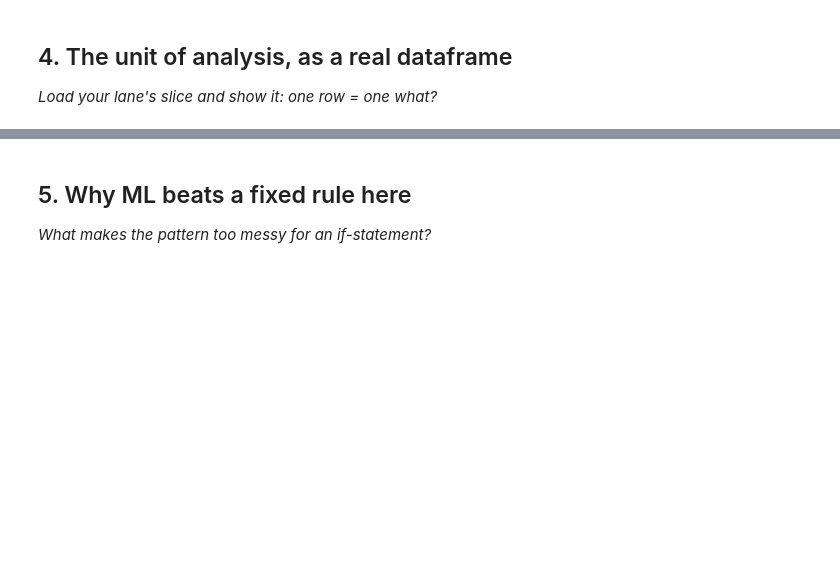
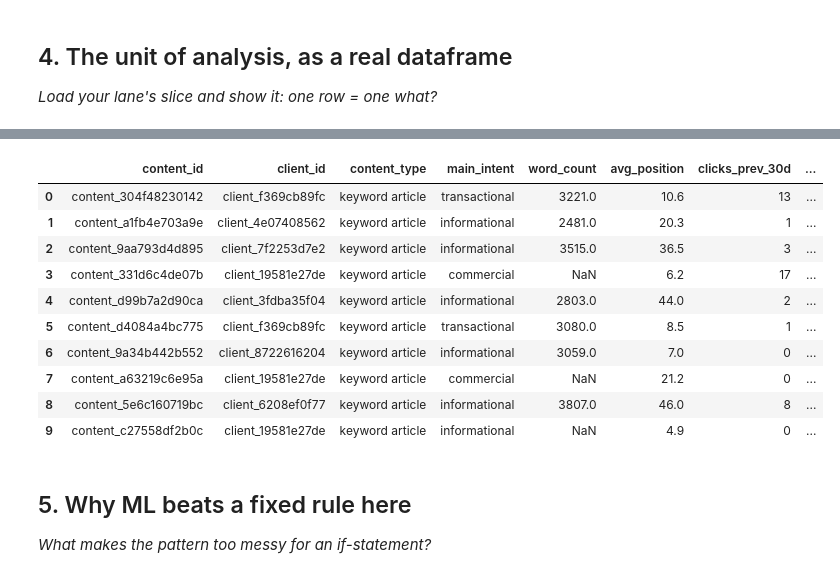
Before and after one commit to oussamamegg/flyrank-ml-internship, a Jupyter notebook: work/notebooks/w02_ml_task_framing.ipynb, the cells around one changed output, grey strips where cells are left out. Cells and saved outputs as stored; diff of their text form; code cells hidden in the pictures; blank space fills up the shorter version.

```diff
--- a/work/notebooks/w02_ml_task_framing.ipynb
+++ b/work/notebooks/w02_ml_task_framing.ipynb
@@ -6,3 +6,20 @@
 This skeleton is yours to fill. Work the sections **in order** — each one has a one-line hint. Simple words, honest numbers.
 
 > Working with an AI assistant? Tell it to read `skills/README.md` first and load the one skill this assignment names on its card.
+# %%
+import os
+from pathlib import Path
+import pandas as pd
+
+repo_dir = Path("/content/flyrank-ml-internship")
+repo_url = "https://github.com/oussamamegg/flyrank-ml-internship.git"
+
+if not repo_dir.exists():
+    !git clone {repo_url} {repo_dir}
+
+os.chdir(repo_dir)
+csv_path = repo_dir / "data" / "raw" / "content_refresh_anonymized.csv"
+
+df = pd.read_csv(csv_path)
+print(f"Shape: {df.shape}")
+df.head(5)
@@ -36,0 +76,40 @@ This skeleton is yours to fill. Work the sections **in order** — each one has
+# %%
+import numpy as np
+
+# 1. Verify unit of analysis: 1 row = 1 unique content_id
+assert len(df) == 30_000
+assert df["content_id"].is_unique
+print(f"Verified unit of analysis: {len(df):,} rows = {df['content_id'].nunique():,} unique content_id across {df['client_id'].nunique()} clients")
+
+# 2. Key dataset gotchas check
+print(f"avg_position == 0 (no data): {(df['avg_position'] == 0).sum():,} rows")
+print("Missing word_count rate by content_type:")
+print(df.groupby("content_type", dropna=False)["word_count"].apply(lambda s: round(s.isna().mean(), 3)))
+
+# 3. Clean target sketch: >= 20% drop from clicks_prev_30d to clicks_last_30d (when clicks_prev_30d > 0)
+has_prior_clicks = df["clicks_prev_30d"] > 0
+click_pct_change = (df["clicks_last_30d"] - df["clicks_prev_30d"]) / df["clicks_prev_30d"].where(has_prior_clicks)
+
+df["target_sketch"] = np.where(
+    has_prior_clicks & (click_pct_change <= -0.20),
+    1,
+    0,
+)
+
+print("\nTarget sketch distribution (strict >=20% click drop from prior 30d):")
+print(df["target_sketch"].value_counts())
+print("Positive rate:", round(df["target_sketch"].mean(), 4))
+
+cols_to_show = [
+    "content_id",
+    "client_id",
+    "content_type",
+    "main_intent",
+    "word_count",
+    "avg_position",
+    "clicks_prev_30d",
+    "clicks_last_30d",
+    "target_sketch",
+]
+df[cols_to_show].head(10)
+# %% [output]
@@ -37,3 +131,14 @@ This skeleton is yours to fill. Work the sections **in order** — each one has
+|  | content_id | client_id | content_type | main_intent | word_count | avg_position | clicks_prev_30d | ... |
+| 0 | content_304f48230142 | client_f369cb89fc | keyword article | transactional | 3221.0 | 10.6 | 13 | ... |
+| 1 | content_a1fb4e703a9e | client_4e07408562 | keyword article | informational | 2481.0 | 20.3 | 1 | ... |
+| 2 | content_9aa793d4d895 | client_7f2253d7e2 | keyword article | informational | 3515.0 | 36.5 | 3 | ... |
+| 3 | content_331d6c4de07b | client_19581e27de | keyword article | commercial | NaN | 6.2 | 17 | ... |
+| 4 | content_d99b7a2d90ca | client_3fdba35f04 | keyword article | informational | 2803.0 | 44.0 | 2 | ... |
+| 5 | content_d4084a4bc775 | client_f369cb89fc | keyword article | transactional | 3080.0 | 8.5 | 1 | ... |
+| 6 | content_9a34b442b552 | client_8722616204 | keyword article | informational | 3059.0 | 7.0 | 0 | ... |
+| 7 | content_a63219c6e95a | client_19581e27de | keyword article | commercial | NaN | 21.2 | 0 | ... |
+| 8 | content_5e6c160719bc | client_6208ef0f77 | keyword article | informational | 3807.0 | 46.0 | 8 | ... |
+| 9 | content_c27558df2b0c | client_19581e27de | keyword article | informational | NaN | 4.9 | 0 | ... |
 # %% [markdown]
 ## 5. Why ML beats a fixed rule here
 
```
Also changed, not shown: parts of 7 cells of this notebook.
